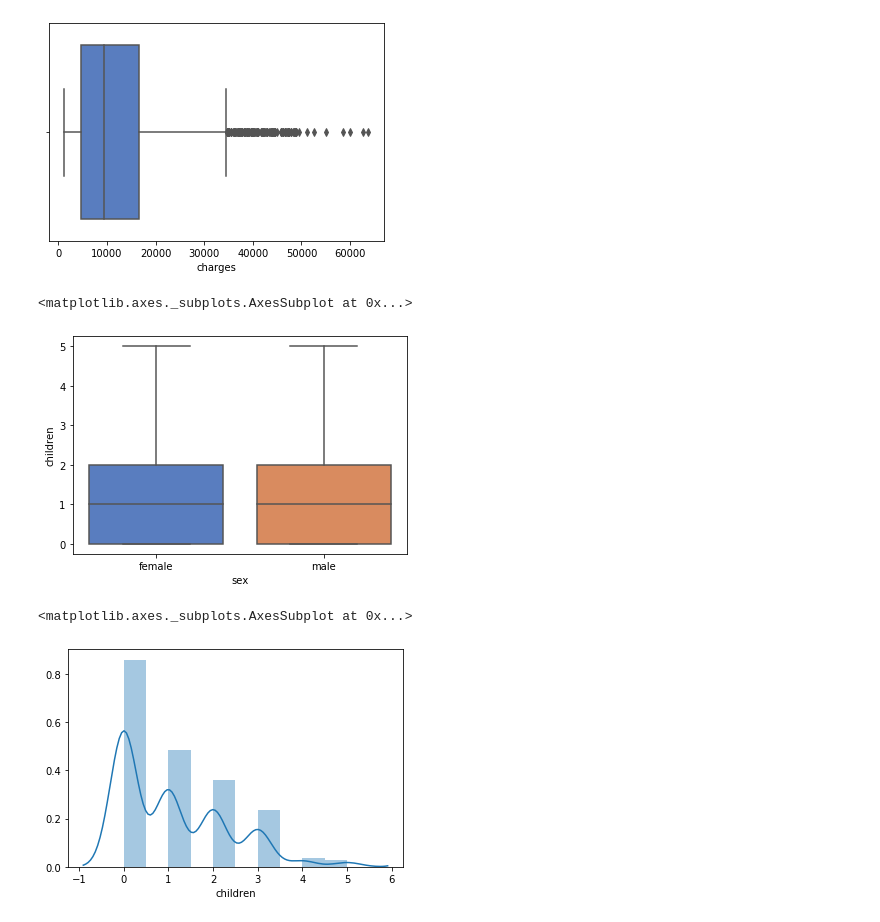
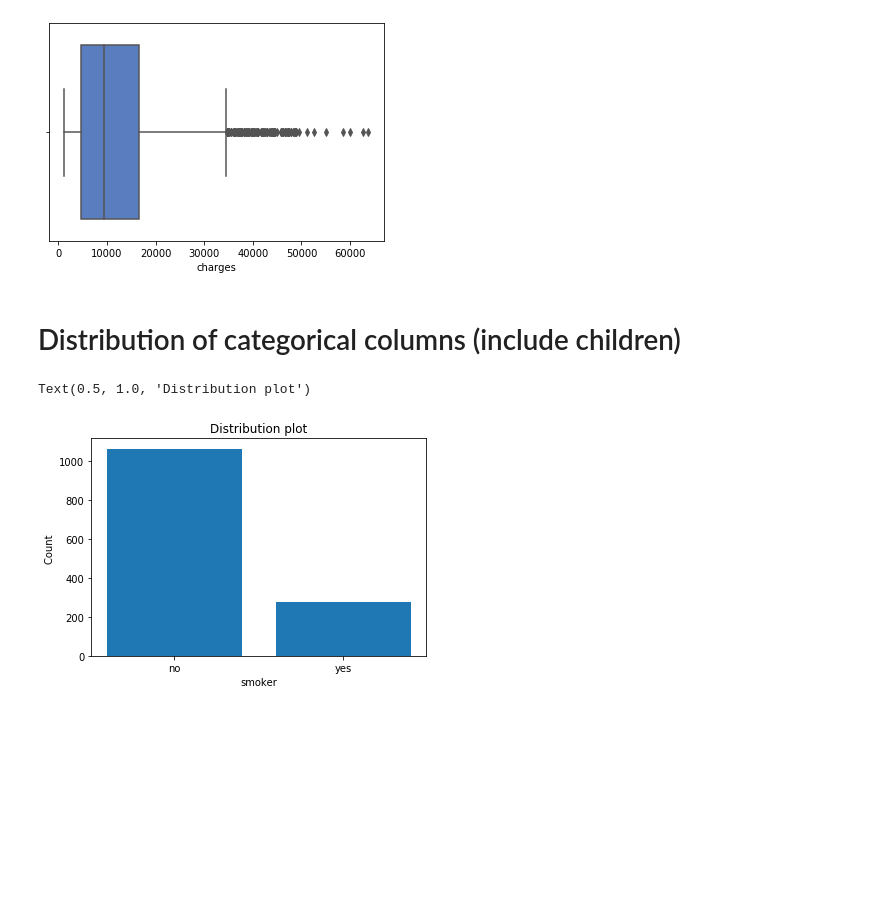
Before and after one commit to GreatLearningAIML1/bangalore-aug19-batch-Yashveerb, a Jupyter notebook: Residency1/Residency1AppliedStatsProblemStatementSolution.ipynb, the cells around one changed output. Drawn from its saved outputs; the diff is of its cells as text; code cells hidden in the pictures; blank space fills up the shorter version.

```diff
--- a/Residency1/Residency1AppliedStatsProblemStatementSolution.ipynb
+++ b/Residency1/Residency1AppliedStatsProblemStatementSolution.ipynb
@@ -109,8 +104,3 @@ sns.boxplot('charges', data=df, palette='muted')
 # %% [output]
 <matplotlib.axes._subplots.AxesSubplot at 0x...>
 [figure]
-# %%
-sns.boxplot(x='sex', y='children',data=df, palette='muted')
-# %% [output]
-<matplotlib.axes._subplots.AxesSubplot at 0x...>
-[figure, removed]
@@ -119,5 +107,14 @@ sns.boxplot(x='sex', y='children',data=df, palette='muted')
-# %%
-sns.distplot(df['children'], bins=10)
-# %% [output]
-<matplotlib.axes._subplots.AxesSubplot at 0x...>
-[figure, removed]
+# %% [markdown]
+# Distribution of categorical columns (include children)
+# %%
+x = df.smoker.value_counts().index
+y = [df['smoker'].value_counts()[i] for i in x]
+
+plt.bar(x,y)
+plt.xlabel('smoker')
+plt.ylabel('Count')
+plt.title('Distribution plot')
+plt.show()
+# %% [output]
+Text(0.5, 1.0, 'Distribution plot')
+[figure, added]
```
Also changed, not shown: parts of 41 cells of this notebook.
